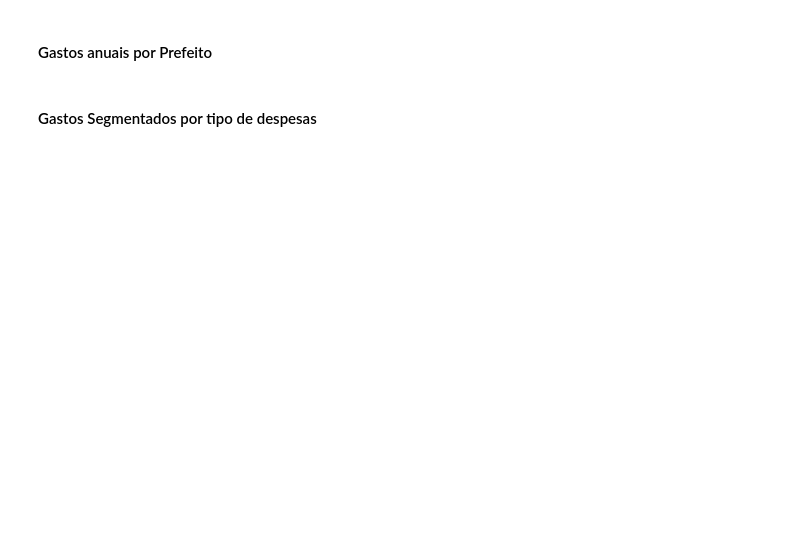
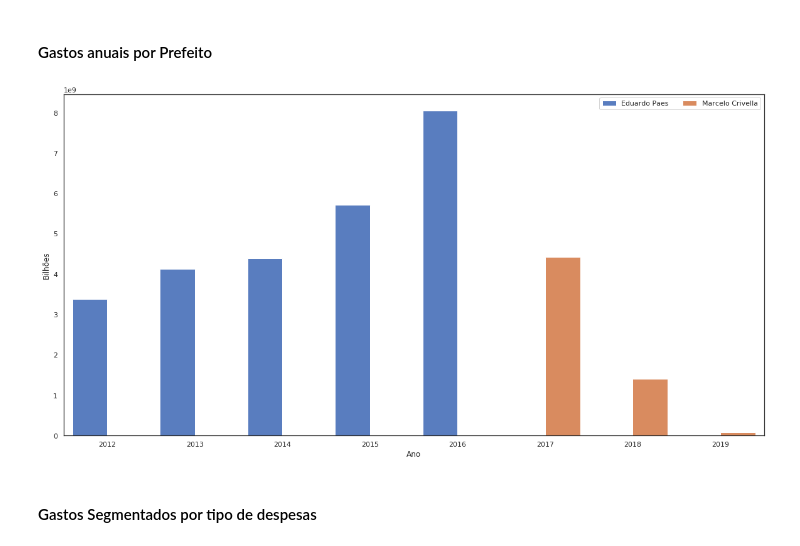
Before and after one commit to jpedrojpedro/icd-20191, a Jupyter notebook: app/relatorios.ipynb, the cells around one changed output. Saved outputs shown, nothing was run; the diff lists cells and outputs as text; code cells hidden in the pictures; blank space fills up the shorter version.

```diff
--- a/app/relatorios.ipynb
+++ b/app/relatorios.ipynb
@@ -127,3 +163,4 @@ agregacoes = {
     'valor': 'sum'
 }
 df_gastos_anuais_por_prefeito = dff.groupby(['ref_ano', 'prefeito']).agg(agregacoes)
+df_gastos_anuais_por_prefeito.reset_index(inplace=True)
@@ -132,3 +167,17 @@ df_gastos_anuais_por_prefeito.to_excel('output/graficos/gastos-anuais-por-prefei
+# %%
+fig, ax1 = plt.subplots(figsize=(20, 10))
+df_gastos_anuais_por_prefeito = df_gastos_anuais_por_prefeito[
+    (df_gastos_anuais_por_prefeito["ref_ano"] > 2011) &
+    (df_gastos_anuais_por_prefeito["ref_ano"] < 2020)
+]
+sns.catplot(x="ref_ano", y="valor", hue="prefeito", data=df_gastos_anuais_por_prefeito,
+            kind="bar", palette="muted", ax=ax1)
+ax1.legend(ncol=2, loc="upper right", frameon=True)
+ax1.set(ylabel="Bilhões", xlabel="Ano")
+sns.despine(left=True, bottom=True)
+plt.close(2)
+# %% [output]
+[figure, added]
 # %% [markdown]
 #### Gastos Segmentados por tipo de despesas
 # %%
```
Also changed, not shown: parts of 20 cells of this notebook, 1 other file.
